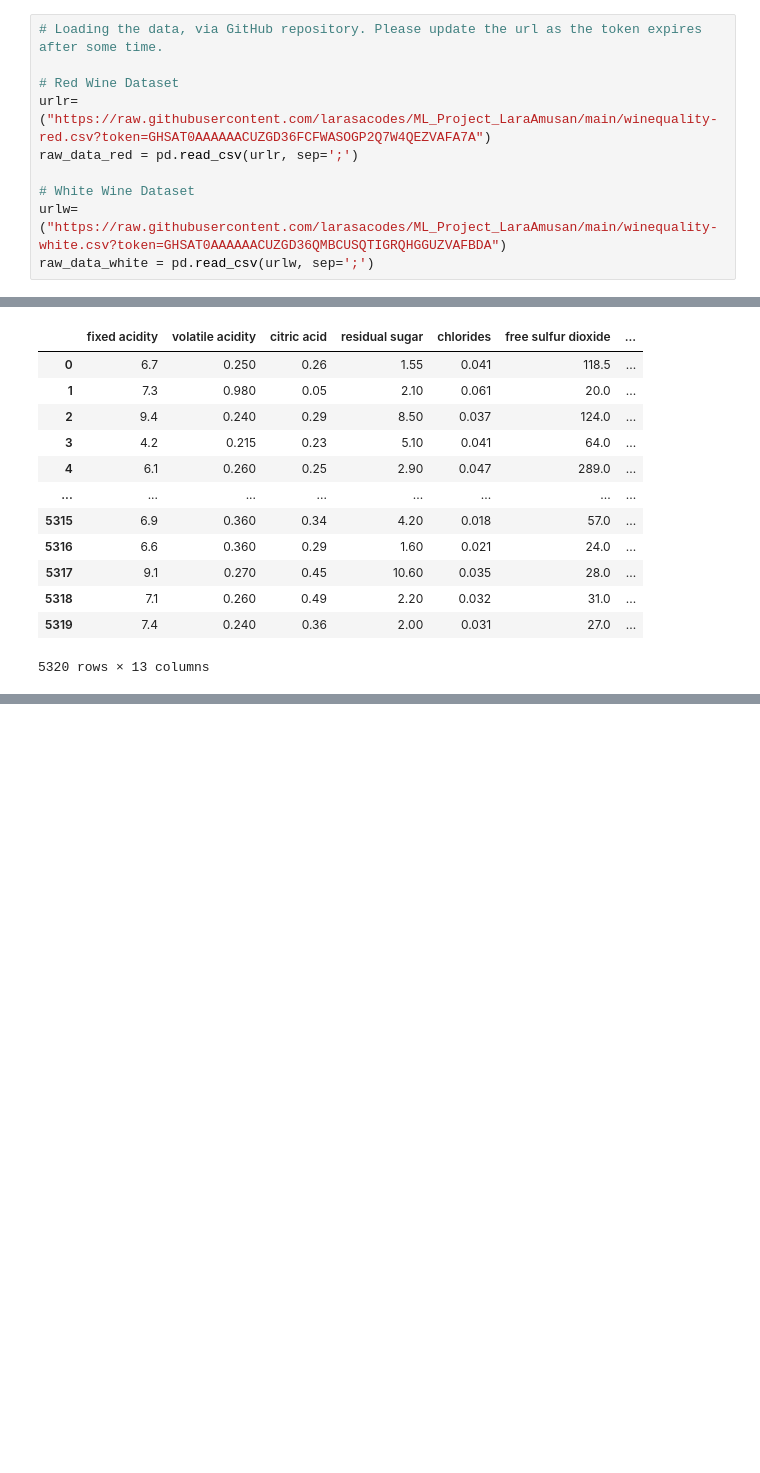
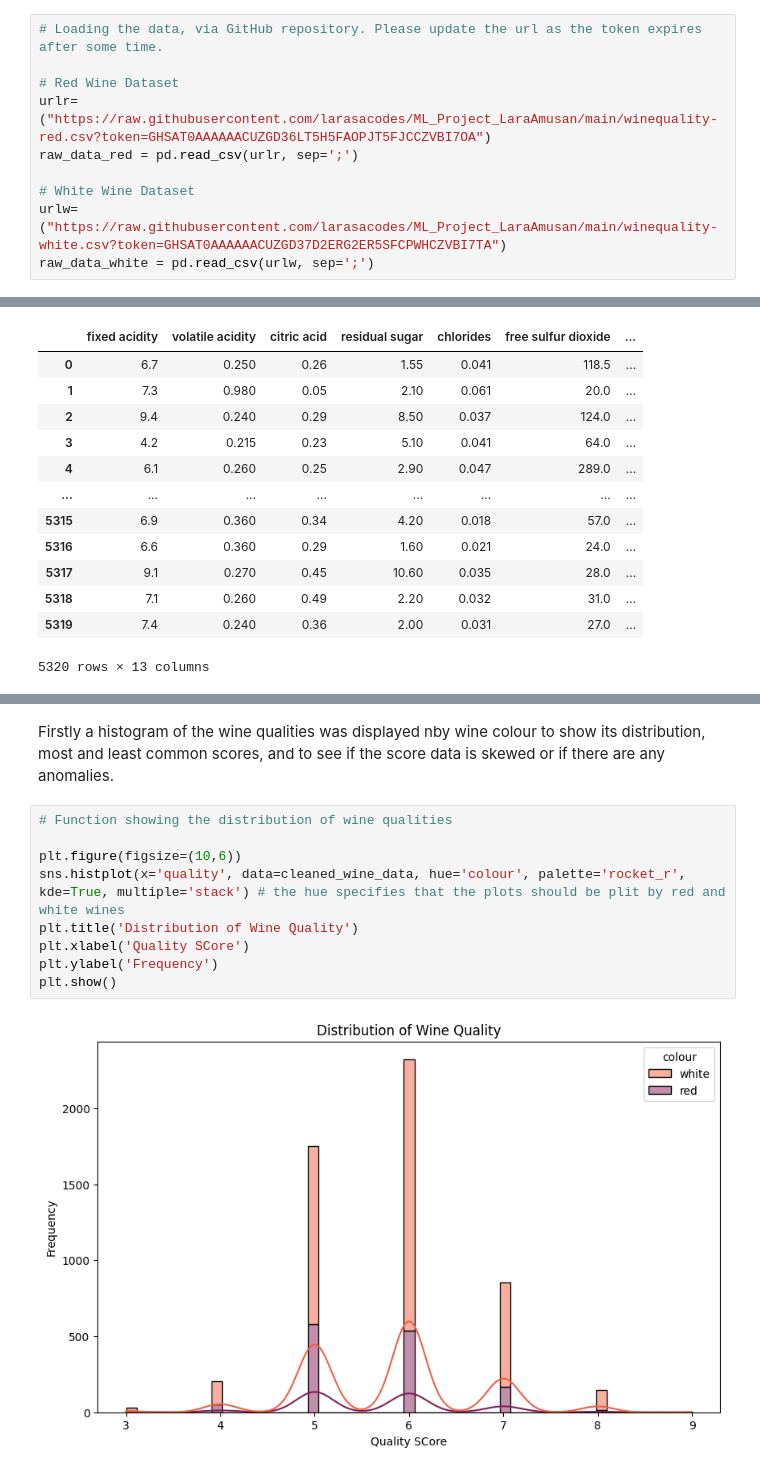
Before and after one commit to larasacodes/ML_Project_LaraAmusan, a Jupyter notebook: Wine_Quality_Predictor_LaraAmusan.ipynb, the cells around one changed output, grey strips where cells are left out. Drawn from its saved outputs; the diff is of its cells as text; blank space fills up the shorter version.

```diff
--- a/Wine_Quality_Predictor_LaraAmusan.ipynb
+++ b/Wine_Quality_Predictor_LaraAmusan.ipynb
@@ -49,11 +49,11 @@ First the datasets were loaded from the GitHub repository. Note that 'sep=';'' w
 # Loading the data, via GitHub repository. Please update the url as the token expires after some time.
 
 # Red Wine Dataset
-urlr=("https://raw.githubusercontent.com/larasacodes/ML_Project_LaraAmusan/main/winequality-red.csv?token=GHSAT0AAAAAACUZGD36FCFWASOGP2Q7W4QEZVAFA7A")
+urlr=("https://raw.githubusercontent.com/larasacodes/ML_Project_LaraAmusan/main/winequality-red.csv?token=GHSAT0AAAAAACUZGD36LT5H5FAOPJT5FJCCZVBI7OA")
 raw_data_red = pd.read_csv(urlr, sep=';')
 
 # White Wine Dataset
-urlw=("https://raw.githubusercontent.com/larasacodes/ML_Project_LaraAmusan/main/winequality-white.csv?token=GHSAT0AAAAAACUZGD36QMBCUSQTIGRQHGGUZVAFBDA")
+urlw=("https://raw.githubusercontent.com/larasacodes/ML_Project_LaraAmusan/main/winequality-white.csv?token=GHSAT0AAAAAACUZGD37D2ERG2ER5SFCPWHCZVBI7TA")
 raw_data_white = pd.read_csv(urlw, sep=';')
 # %%
 # Displaying first 5 rows of the data for the red wine dataset
@@ -270,0 +275,13 @@ cleaned_wine_data
+# %% [markdown]
+Firstly a histogram of the wine qualities was displayed nby wine colour to show its distribution, most and least common scores, and to see if the score data is skewed or if there are any anomalies.
+# %%
+# Function showing the distribution of wine qualities
+
+plt.figure(figsize=(10,6))
+sns.histplot(x='quality', data=cleaned_wine_data, hue='colour', palette='rocket_r', kde=True, multiple='stack') # the hue specifies that the plots should be plit by red and white wines
+plt.title('Distribution of Wine Quality')
+plt.xlabel('Quality SCore')
+plt.ylabel('Frequency')
+plt.show()
+# %% [output]
+[figure, added]
```
Also changed, not shown: parts of 17 cells of this notebook.
